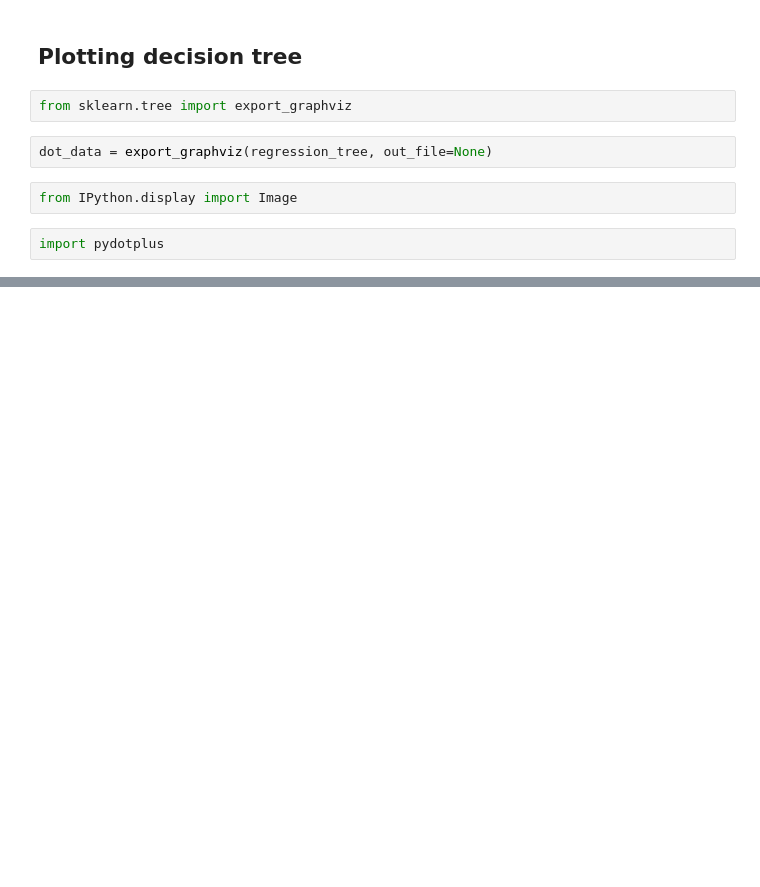
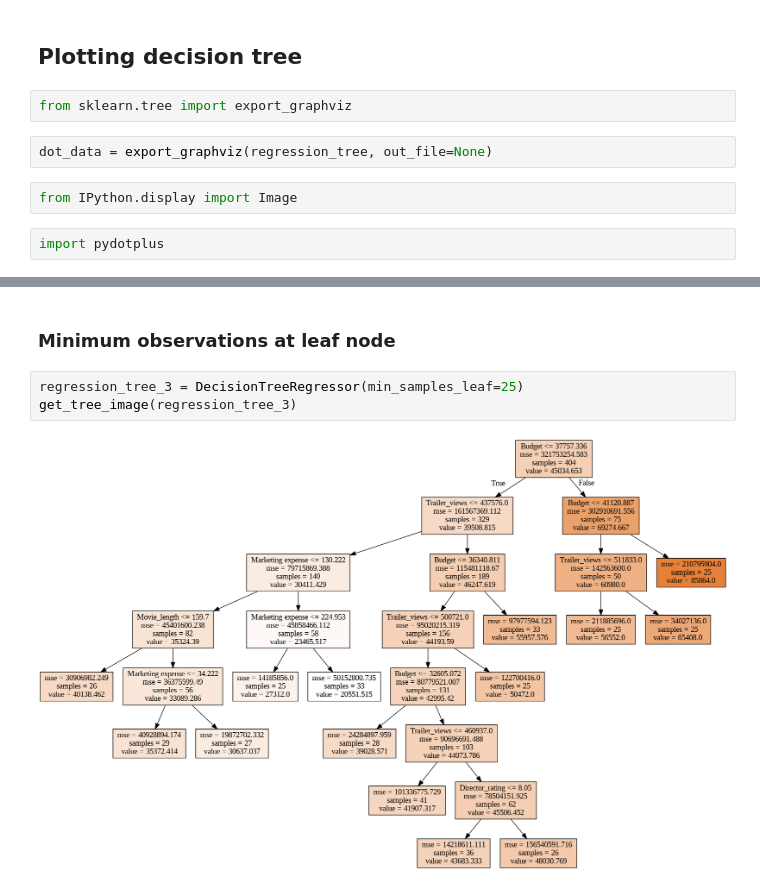
Before and after one commit to LEMSantos/udemy-decision_trees, a Jupyter notebook: notebooks/regression_tree.ipynb, the cells around one changed output, grey strips where cells are left out. Drawn from its saved outputs; the diff is of its cells as text; blank space fills up the shorter version.

```diff
--- a/notebooks/regression_tree.ipynb
+++ b/notebooks/regression_tree.ipynb
@@ -154,0 +184,7 @@ Image(graph.create_png())
+# %% [markdown]
+### Minimum observations at leaf node
+# %%
+regression_tree_3 = DecisionTreeRegressor(min_samples_leaf=25)
+get_tree_image(regression_tree_3)
+# %% [output]
+[figure, added]
```
Also changed, not shown: parts of 9 cells of this notebook.
